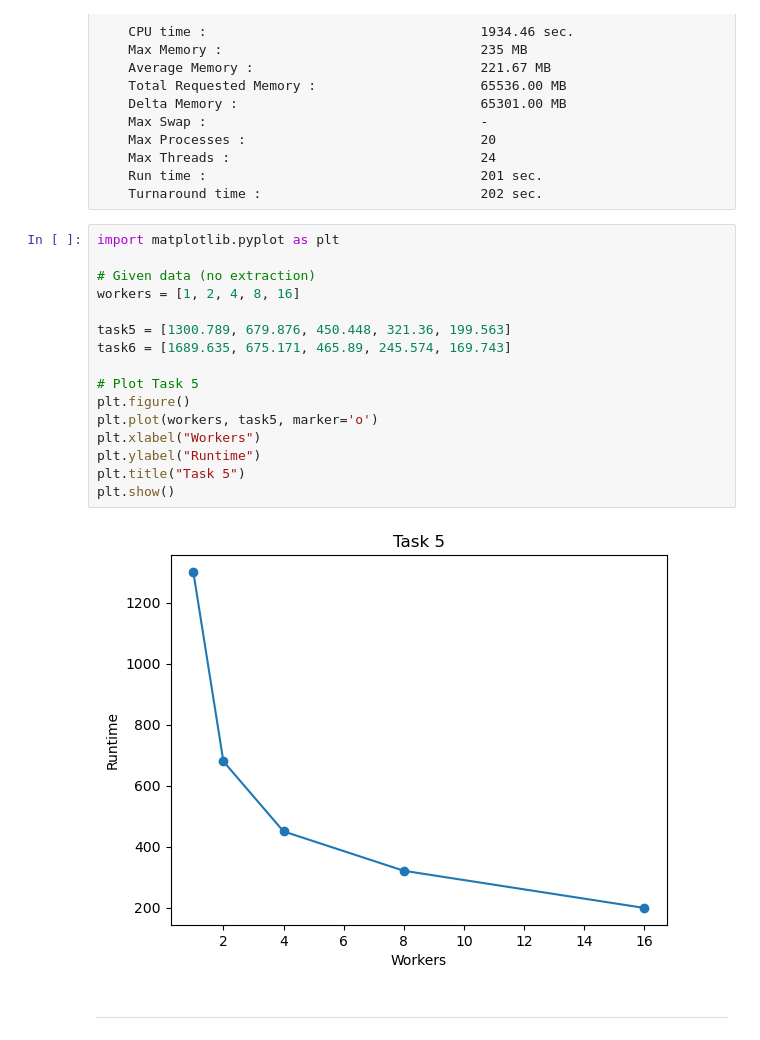
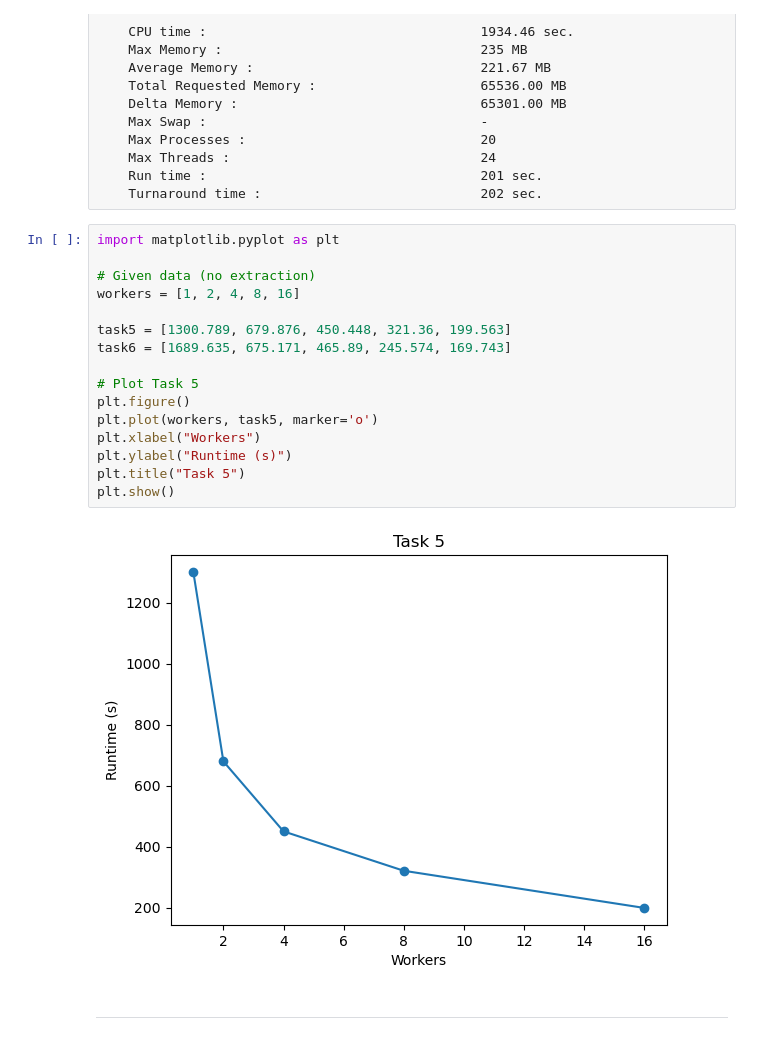
Before and after one commit to AskeSchroder/High_Performance_Computing_Project2, a Jupyter notebook: new_results.ipynb, the cells around one changed output. Cells and saved outputs as stored; diff of their text form.

```diff
--- a/new_results.ipynb
+++ b/new_results.ipynb
@@ -247,21 +247,21 @@ Resource usage summary:
 # %%
 import matplotlib.pyplot as plt
 
 # Given data (no extraction)
 workers = [1, 2, 4, 8, 16]
 
 task5 = [1300.789, 679.876, 450.448, 321.36, 199.563]
 task6 = [1689.635, 675.171, 465.89, 245.574, 169.743]
 
 # Plot Task 5
 plt.figure()
 plt.plot(workers, task5, marker='o')
 plt.xlabel("Workers")
-plt.ylabel("Runtime")
+plt.ylabel("Runtime (s)")
 plt.title("Task 5")
 plt.show()
 # %% [output]
-[figure, old version]
+[figure, new version]
 # %% [markdown]
 ___
 # %% [markdown]
```
Also changed, not shown: parts of 2 cells of this notebook.
